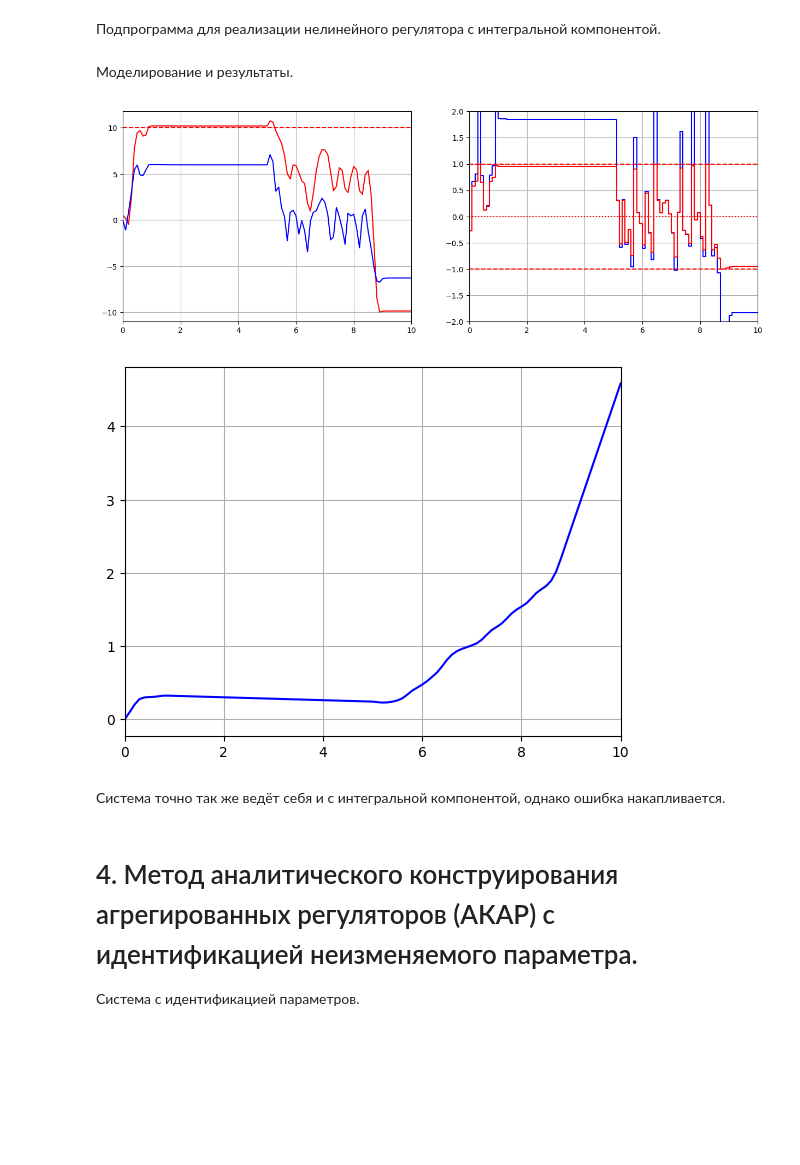
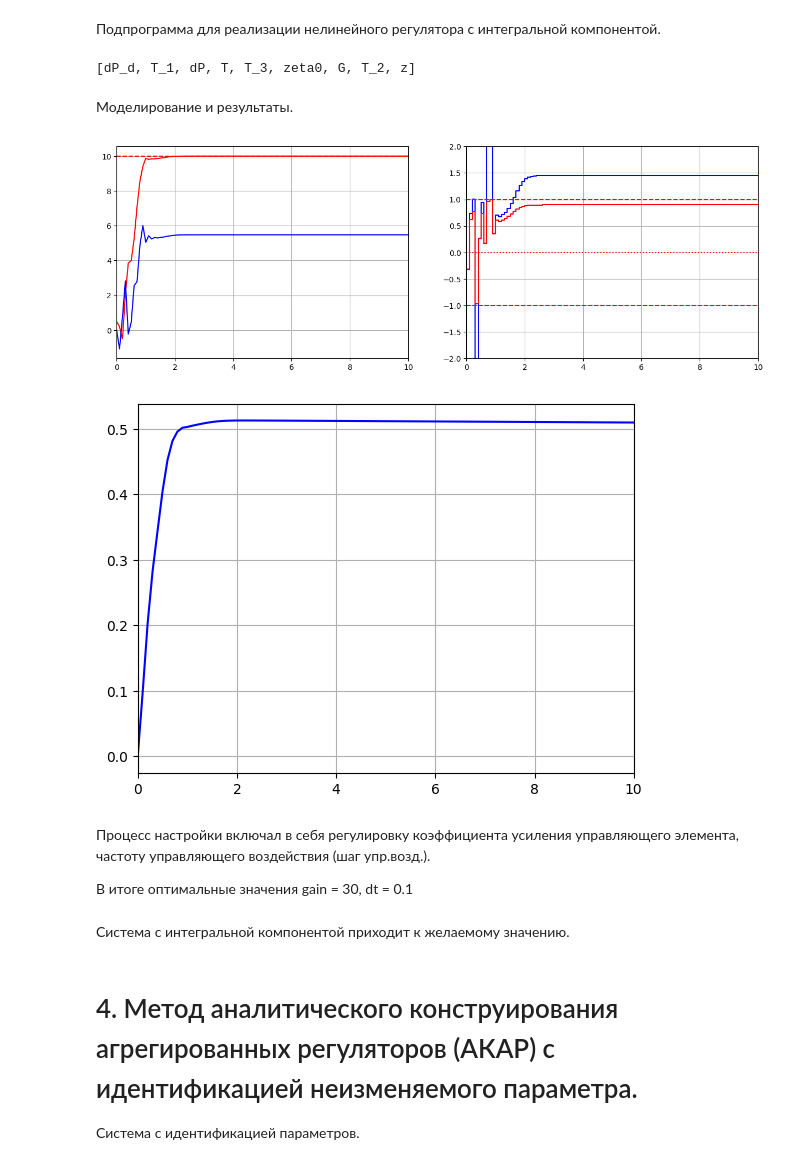
Before and after one commit to sanka-eu/nonlinear_and_adaptive_control_practice, a Jupyter notebook: shishkin_cource_project.ipynb, the cells around one changed output. Cells and saved outputs as stored; diff of their text form; code cells hidden in the pictures; blank space fills up the shorter version.

```diff
--- a/shishkin_cource_project.ipynb
+++ b/shishkin_cource_project.ipynb
@@ -571,6 +567,10 @@ I = 1.17647058823529e-18*(T_1*T_2*T_3*(8.5e+16*T**3 + 2.55e+17*T*dP**2 - 3.06e+1
 Выберем коэффициенты T_1 = 100, T_2 = 10, T_3 = 1
 # %% [markdown]
 Подпрограмма для реализации нелинейного регулятора с интегральной компонентой.
+# %%
+print(list(u_analytical.free_symbols))
+# %% [output]
+[dP_d, T_1, dP, T, T_3, zeta0, G, T_2, z]
 # %%
 class AKAR_i(digicon_mod.plc.PLC):
     def __init__(self, goal, gain, dt, T1, T2, T3, zeta0):
@@ -611,21 +611,25 @@ class AKAR_i(digicon_mod.plc.PLC):
 Моделирование и результаты.
 # %%
 tk=10
-reg = AKAR_i(goal=10, gain=35, dt=0.1, T1=100, T2=10, T3=1, zeta0=13.5)
+reg = AKAR_i(goal=10, gain=30, dt=0.1, T1=100, T2=10, T3=1, zeta0=13.5)
 res = digicon_mod.sim.calculate(func_ctrl, x0, mod_step, tk, reg)
 plot_result(time=res['t'], time_end=tk, x1 = res['x1'], x2 = res['x2'], plc=reg, goal=reg.dP_d)
 
 tend = tk
 plt.figure()
 plt.plot(reg.zt, reg.z, 'b-')
 plt.xlim([0.0, tk])
 plt.grid()
 plt.show()
 # %% [output]
-[figure, old version]
+[figure, new version]
-[figure, old version]
+[figure, new version]
-# %% [markdown]
-Система точно так же ведёт себя и с интегральной компонентой, однако ошибка накапливается.
+# %% [markdown]
+Процесс настройки включал в себя регулировку коэффициента усиления управляющего элемента, частоту управляющего воздействия (шаг упр.возд.).
+
+В итоге оптимальные значения gain = 30, dt = 0.1
+# %% [markdown]
+Система с интегральной компонентой приходит к желаемому значению.
 # %% [markdown]
 # 4. Метод аналитического конструирования агрегированных регуляторов (АКАР) с идентификацией неизменяемого параметра.
 Система с идентификацией параметров.
```
Also changed, not shown: parts of 14 cells of this notebook.
